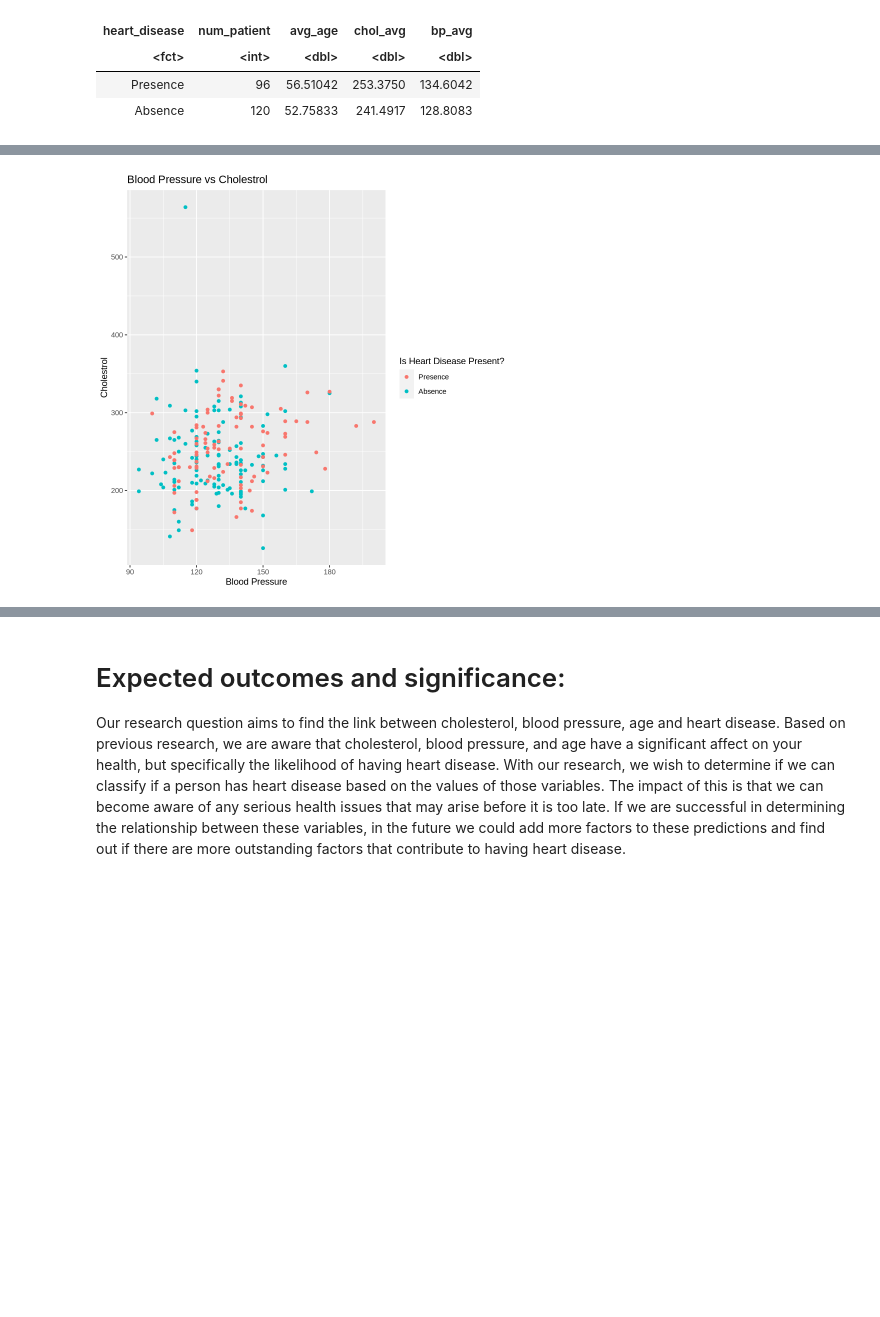
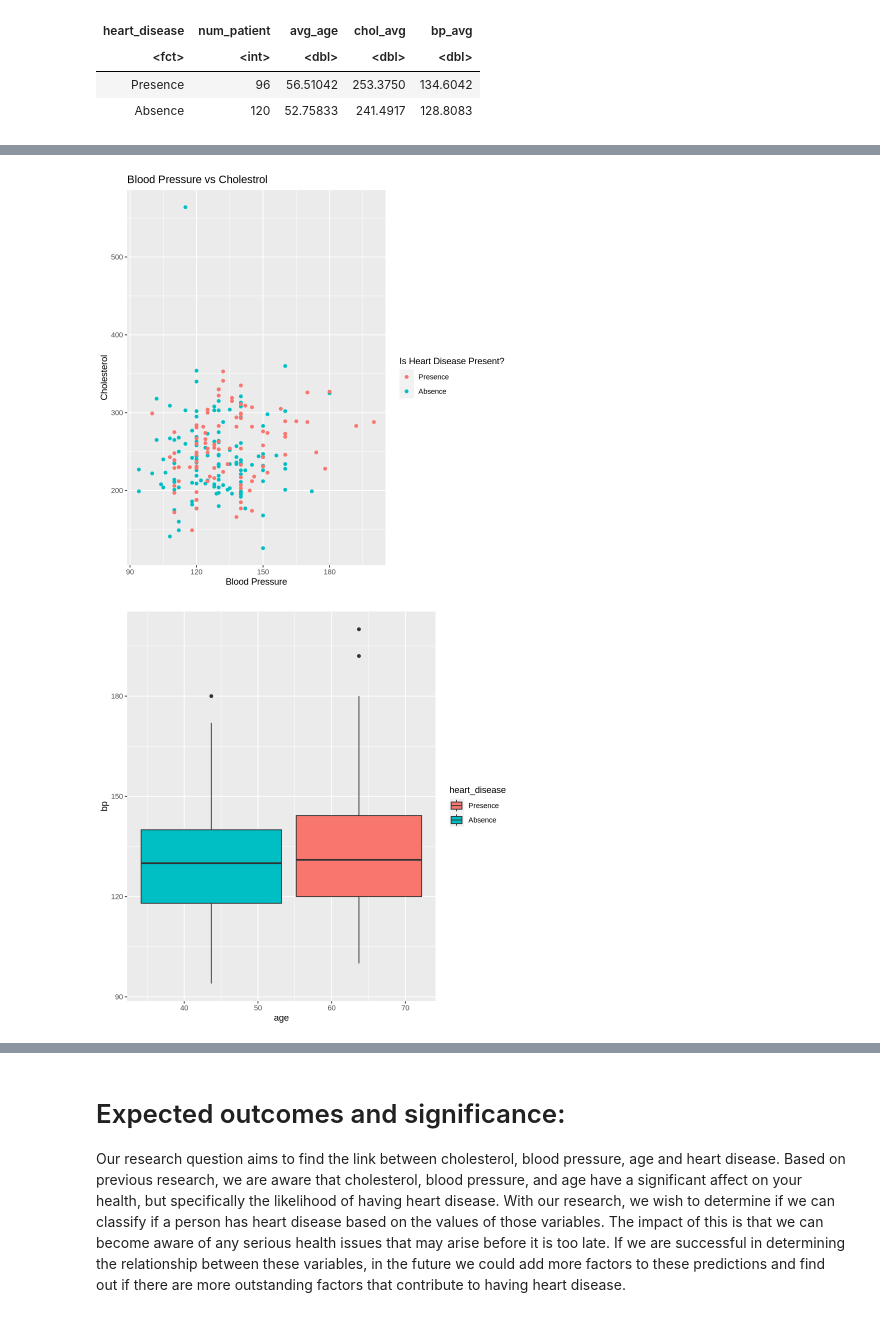
Before and after one commit to jake-fung/DSCI100-002-031-GroupProject, a Jupyter notebook: project_proposal.ipynb, the cells around one changed output, grey strips where cells are left out. Cells and saved outputs as stored; diff of their text form; code cells hidden in the pictures; blank space fills up the shorter version.

Commit message:
added mokre plots

```diff
--- a/project_proposal.ipynb
+++ b/project_proposal.ipynb
@@ -88,24 +88,41 @@ A tibble: 2 × 5
 | Presence | 96 | 56.51042 | 253.3750 | 134.6042 |
 | Absence | 120 | 52.75833 | 241.4917 | 128.8083 |
 # %%
+#Creating a scatter
 age_bp_plot <- ggplot(heart_filtered, aes(x = age, y = bp, color = heart_disease)) +
                 geom_point()+
                 labs(x = "Age", y = "Blood Pressure", color = "Is Heart Disease Present?")+
                 ggtitle("Age vs. Blood Pressure")
 age_bp_plot
 
 age_chol_plot <- ggplot(heart_filtered, aes(x = age, y = cholesterol, color = heart_disease)) +
                 geom_point()+
                 labs(x = "Age", y = "Cholesterol", color = "Is Heart Disease Present?")+
                 ggtitle("Age vs Cholestrol")
 age_chol_plot
 
 chol_bp_plot <- ggplot(heart_filtered, aes(x = bp, y = cholesterol, color = heart_disease)) +
                 geom_point()+
-                labs(x = "Blood Pressure", y = "Cholestrol", color = "Is Heart Disease Present?")+
+                labs(x = "Blood Pressure", y = "Cholesterol", color = "Is Heart Disease Present?")+
                 ggtitle("Blood Pressure vs Cholestrol")
 chol_bp_plot
+
+bp_box_plot <- heart_filtered |>
+ggplot(aes(x = age, y = bp, fill = heart_disease)) +
+geom_boxplot()
+bp_box_plot
+
+bp_box_plot <- heart_filtered |>
+ggplot(aes(x = age, y = cholesterol, fill = heart_disease)) +
+geom_boxplot()
+bp_box_plot
+
+b1_box_plot <- heart_filtered |>
+ggplot(aes(x = heart_disease, y = cholesterol)) +
+geom_boxplot()
+b1_box_plot
 # %% [output]
 [figure]
 [figure]
 [figure]
+[figure, added]
```
Also changed, not shown: parts of 1 cell of this notebook.
